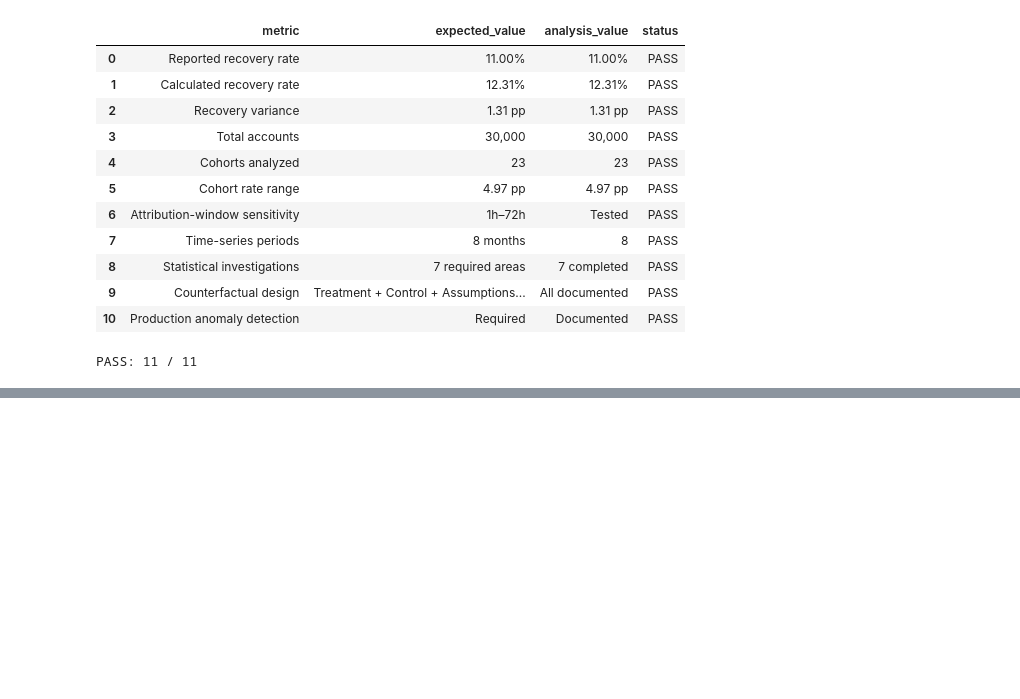
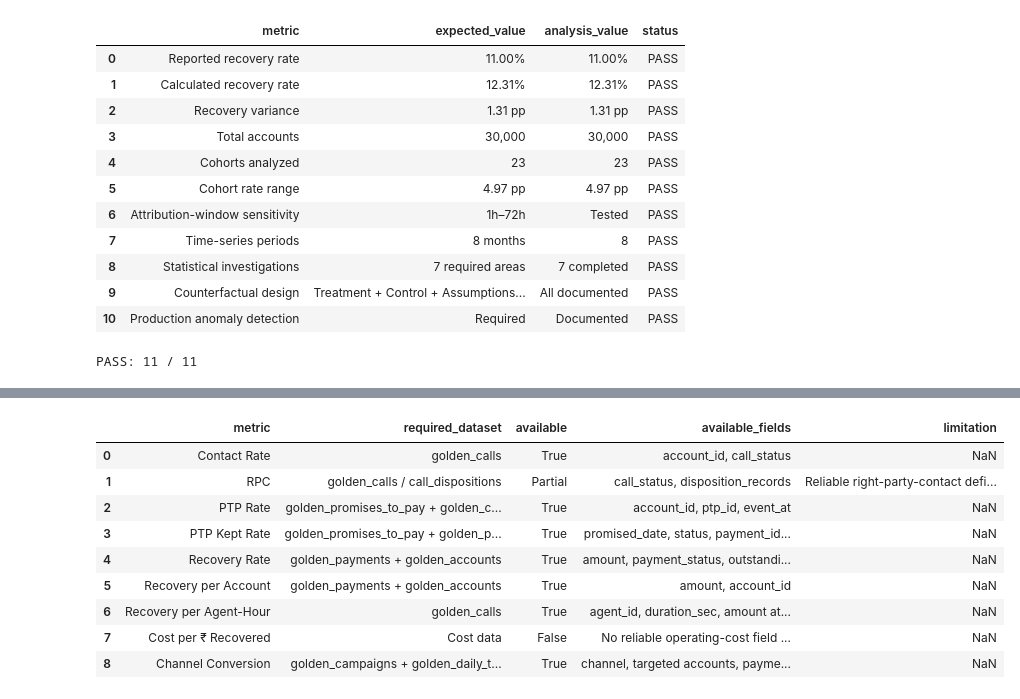
Before and after one commit to DivyaSolanki95/collections-data-analytics, a Jupyter notebook: notebooks/04_recovery_analysis.ipynb, the cells around one changed output, grey strips where cells are left out. Saved outputs shown, nothing was run; the diff lists cells and outputs as text; code cells hidden in the pictures; blank space fills up the shorter version.

```diff
--- a/notebooks/04_recovery_analysis.ipynb
+++ b/notebooks/04_recovery_analysis.ipynb
@@ -5844,0 +6691,75 @@ PASS: 11 / 11
+# %%
+# ============================================================
+# 150. REQUIRED METRIC DATA AVAILABILITY AUDIT
+# ============================================================
+
+metric_data_availability = pd.DataFrame([
+    {
+        "metric": "Contact Rate",
+        "required_dataset": "golden_calls",
+        "available": True,
+        "available_fields": "account_id, call_status"
+    },
+    {
+        "metric": "RPC",
+        "required_dataset": "golden_calls / call_dispositions",
+        "available": "Partial",
+        "available_fields": "call_status, disposition_records",
+        "limitation": "Reliable right-party-contact definition must be validated."
+    },
+    {
+        "metric": "PTP Rate",
+        "required_dataset": "golden_promises_to_pay + golden_calls",
+        "available": True,
+        "available_fields": "account_id, ptp_id, event_at"
+    },
+    {
+        "metric": "PTP Kept Rate",
+        "required_dataset": "golden_promises_to_pay + golden_payments",
+        "available": True,
+        "available_fields": "promised_date, status, payment_id, event_at"
+    },
+    {
+        "metric": "Recovery Rate",
+        "required_dataset": "golden_payments + golden_accounts",
+        "available": True,
+        "available_fields": "amount, payment_status, outstanding_amount"
+    },
+    {
+        "metric": "Recovery per Account",
+        "required_dataset": "golden_payments + golden_accounts",
+        "available": True,
+        "available_fields": "amount, account_id"
+    },
+    {
+        "metric": "Recovery per Agent-Hour",
+        "required_dataset": "golden_calls",
+        "available": True,
+        "available_fields": "agent_id, duration_sec, amount attribution requires fixed rule"
+    },
+    {
+        "metric": "Cost per ₹ Recovered",
+        "required_dataset": "Cost data",
+        "available": False,
+        "available_fields": "No reliable operating-cost field identified."
+    },
+    {
+        "metric": "Channel Conversion",
+        "required_dataset": "golden_campaigns + golden_daily_targeting + payments",
+        "available": True,
+        "available_fields": "channel, targeted accounts, payment outcomes"
+    }
+])
+
+display(metric_data_availability)
+# %% [output]
+|  | metric | required_dataset | available | available_fields | limitation |
+| 0 | Contact Rate | golden_calls | True | account_id, call_status | NaN |
+| 1 | RPC | golden_calls / call_dispositions | Partial | call_status, disposition_records | Reliable right-party-contact defi... |
+| 2 | PTP Rate | golden_promises_to_pay + golden_c... | True | account_id, ptp_id, event_at | NaN |
+| 3 | PTP Kept Rate | golden_promises_to_pay + golden_p... | True | promised_date, status, payment_id... | NaN |
+| 4 | Recovery Rate | golden_payments + golden_accounts | True | amount, payment_status, outstandi... | NaN |
+| 5 | Recovery per Account | golden_payments + golden_accounts | True | amount, account_id | NaN |
+| 6 | Recovery per Agent-Hour | golden_calls | True | agent_id, duration_sec, amount at... | NaN |
+| 7 | Cost per ₹ Recovered | Cost data | False | No reliable operating-cost field ... | NaN |
+| 8 | Channel Conversion | golden_campaigns + golden_daily_t... | True | channel, targeted accounts, payme... | NaN |
```
Also changed, not shown: parts of 34 cells of this notebook, 1 other file.
